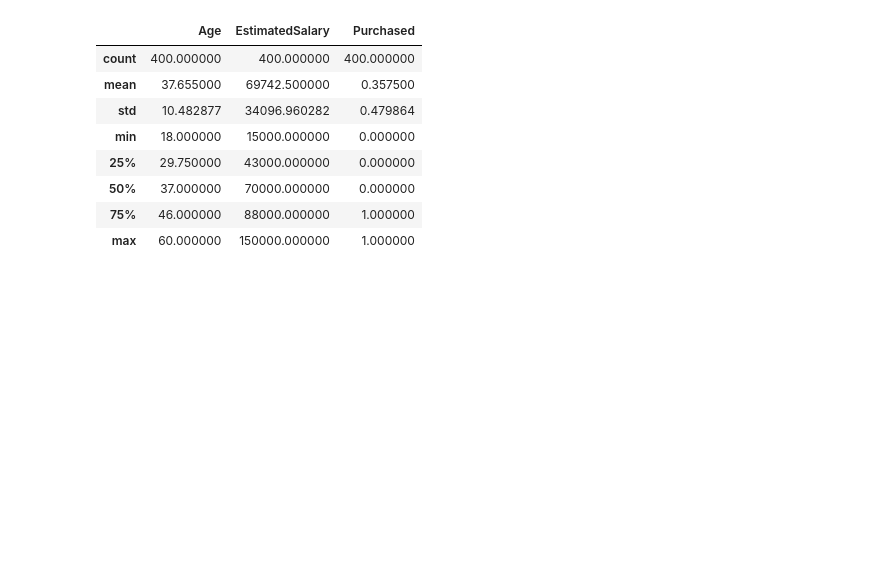
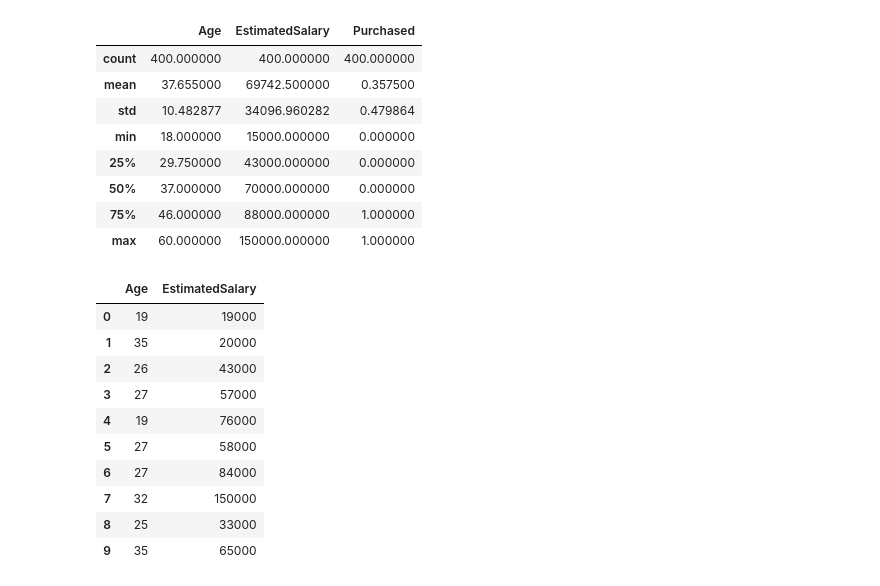
Before and after one commit to HarshiniK19/Data_Science_Project, a Jupyter notebook: Social_Network_Ads.ipynb, the cells around one changed output. Drawn from its saved outputs; the diff is of its cells as text; code cells hidden in the pictures; blank space fills up the shorter version.

```diff
--- a/Social_Network_Ads.ipynb
+++ b/Social_Network_Ads.ipynb
@@ -44,3 +51,20 @@ Social_Ads.describe()
 | 50% | 37.000000 | 70000.000000 | 0.000000 |
 | 75% | 46.000000 | 88000.000000 | 1.000000 |
 | max | 60.000000 | 150000.000000 | 1.000000 |
+# %%
+x = Social_Ads.drop(['Purchased'], axis=1)
+y = Social_Ads['Purchased']
+# %%
+x.head(10)
+# %% [output]
+|  | Age | EstimatedSalary |
+| 0 | 19 | 19000 |
+| 1 | 35 | 20000 |
+| 2 | 26 | 43000 |
+| 3 | 27 | 57000 |
+| 4 | 19 | 76000 |
+| 5 | 27 | 58000 |
+| 6 | 27 | 84000 |
+| 7 | 32 | 150000 |
+| 8 | 25 | 33000 |
+| 9 | 35 | 65000 |
```
Also changed, not shown: parts of 13 cells of this notebook.
